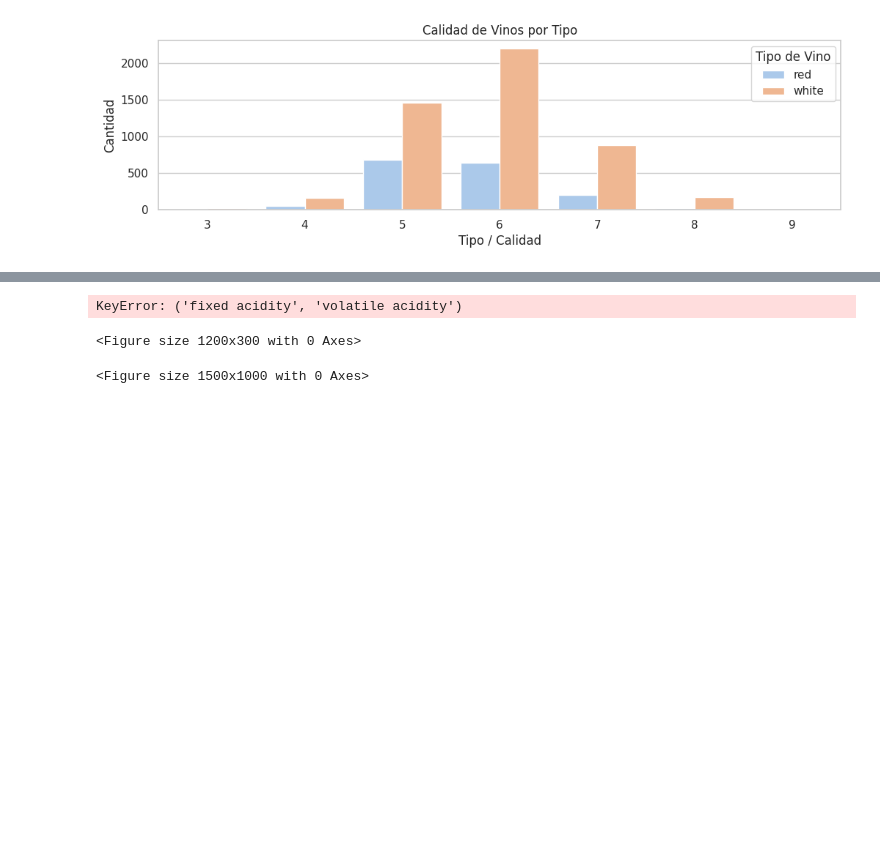
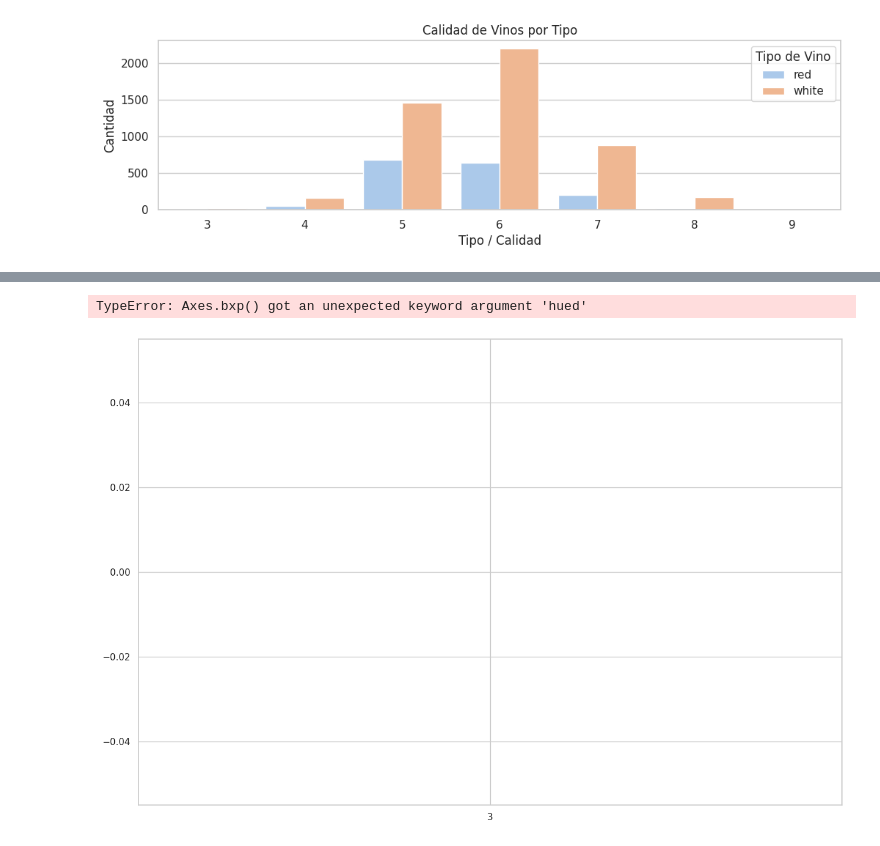
Before and after one commit to eugeinga/CODER-DataScienceI, a Jupyter notebook: TP_Data_Science_I.ipynb, the cells around one changed output, grey strips where cells are left out. Cells and saved outputs as stored; diff of their text form; code cells hidden in the pictures; blank space fills up the shorter version.

```diff
--- a/TP_Data_Science_I.ipynb
+++ b/TP_Data_Science_I.ipynb
@@ -341,21 +348,15 @@ plt.show()
 # %%
-plt.figure(figsize=(12,3))
-#sns.boxplot(x=df2Agrupado.type, y=df2Agrupado.count, hue=df2Agrupado.quality)
-#sns.boxplot(x='quality', y='counts', hue='type', data=df2Agrupado)
-#sns.boxplot(x='Fixed Acidity', y='count', hue='quality', data=df)
-#sns.boxplot(x=df2Agrupado.type, y=df2Agrupado.count, hue=df2Agrupado.quality
+plt.figure(figsize=(15,10))
+#sns.boxplot(data=df['fixed acidity','volatile acidity','citric acid','residual sugar','chlorides','free sulfur dioxide','total sulfur dioxide','density','pH','sulphates','alcohol'])
+#sns.boxplot(data=df['fixed acidity','volatile acidity'])
+sns.boxplot(x=df['quality'], y=df['fixed acidity'], hued=df['type'])
 
-plt.figure(figsize=(15, 10))
-#sns.boxplot(data=df)
-#sns.boxplot(data=df['fixed acidity','volatile acidity','citric acid','residual sugar','chlorides','free sulfur dioxide','total sulfur dioxide','density','pH','sulphates','alcohol'])
-sns.boxplot(data=df['fixed acidity','volatile acidity'])
 plt.title('Boxplots para Identificar Outliers en Todas las Variables')
 plt.xticks(rotation=45)  # Roto las etiquetas del eje x para que sean legibles
 plt.ylabel('Valor')
 plt.xlabel('Tipo / Calidad')
 plt.legend(title='Tipo de Vino')
 plt.show()
 # %% [output]
-KeyError: ('fixed acidity', 'volatile acidity')
+TypeError: Axes.bxp() got an unexpected keyword argument 'hued'
-<Figure size 1200x300 with 0 Axes>
-<Figure size 1500x1000 with 0 Axes>
+[figure, added]
```
Also changed, not shown: parts of 4 cells of this notebook.
